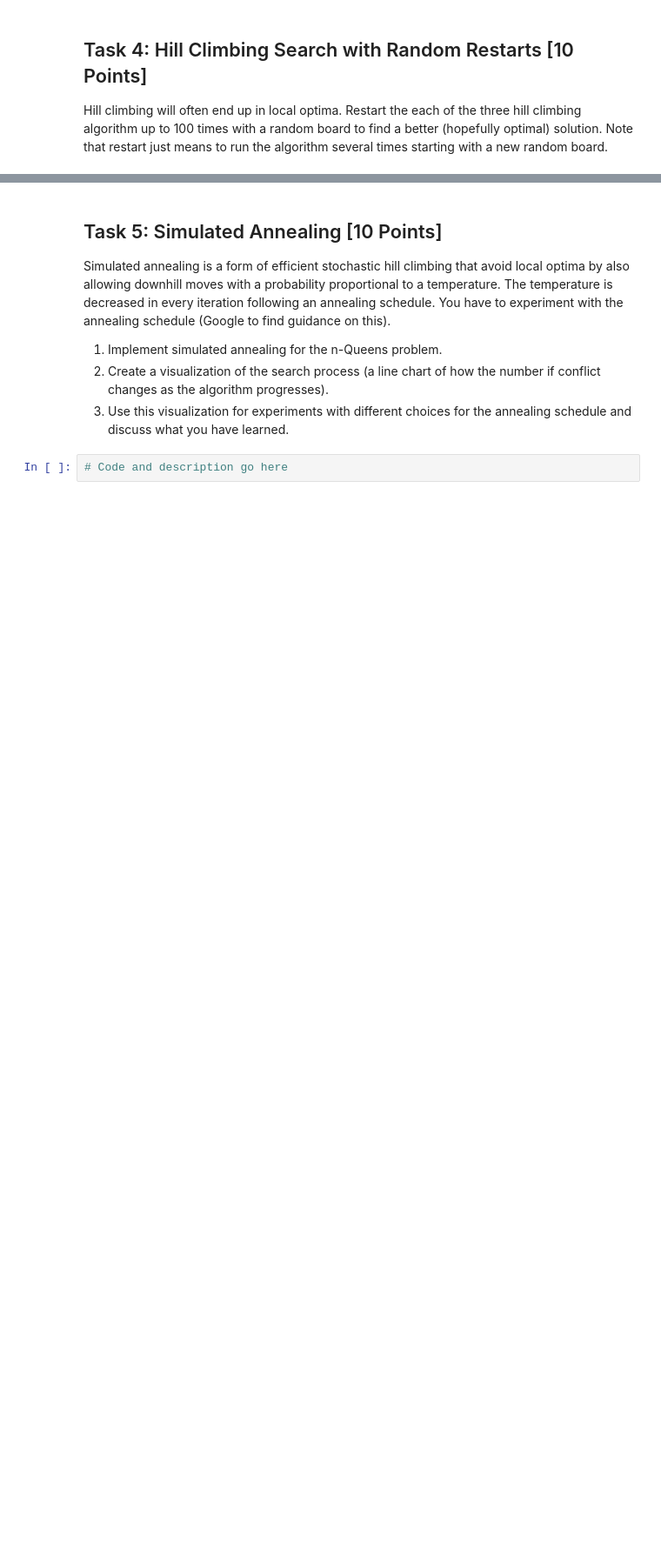
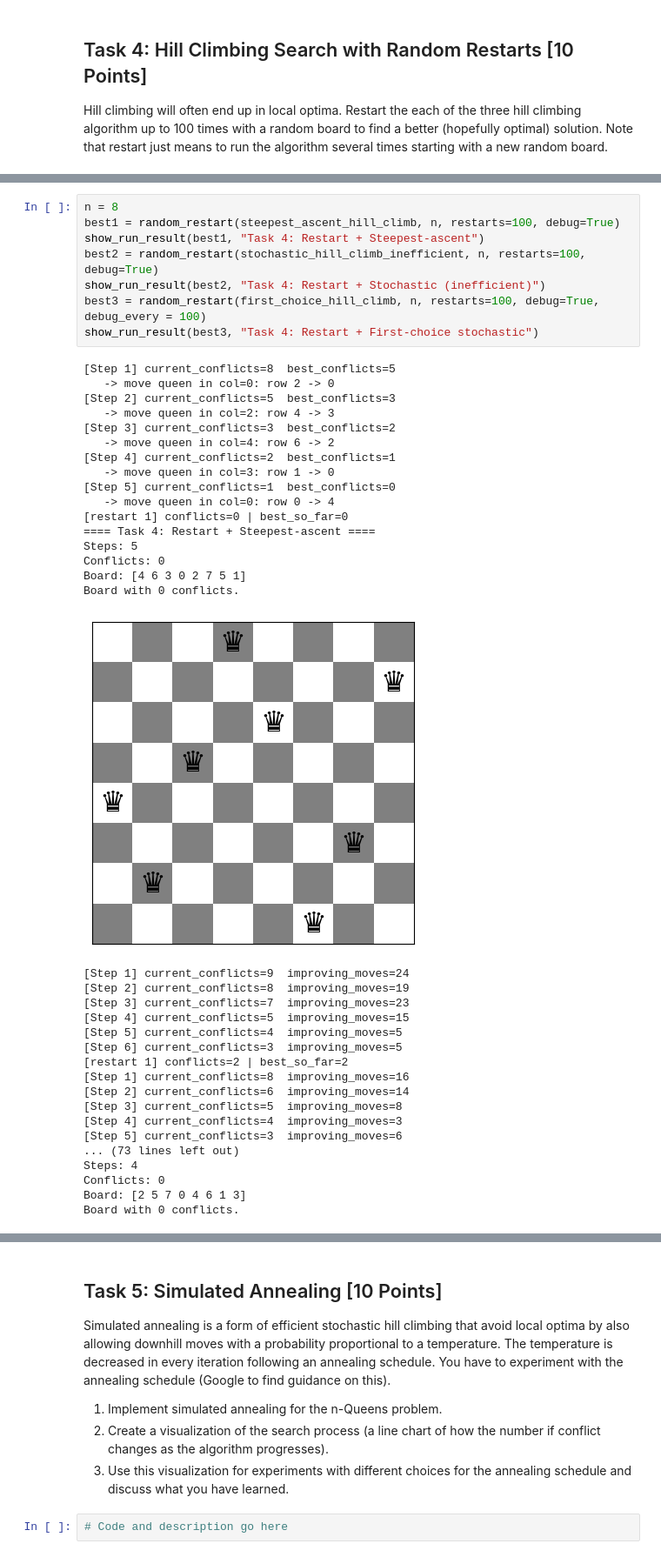
Before and after one commit to monarchythe/Agentic-AI-Lab-Work, a Jupyter notebook: n_queens_Solving_Agent.ipynb, the cells around one changed output, grey strips where cells are left out. Shown at 87% size. Drawn from its saved outputs; the diff is of its cells as text; blank space fills up the shorter version.

```diff
--- a/n_queens_Solving_Agent.ipynb
+++ b/n_queens_Solving_Agent.ipynb
@@ -355,0 +493,43 @@ Hill climbing will often end up in local optima. Restart the each of the three h
+# %%
+n = 8
+best1 = random_restart(steepest_ascent_hill_climb, n, restarts=100, debug=True)
+show_run_result(best1, "Task 4: Restart + Steepest-ascent")
+best2 = random_restart(stochastic_hill_climb_inefficient, n, restarts=100, debug=True)
+show_run_result(best2, "Task 4: Restart + Stochastic (inefficient)")
+best3 = random_restart(first_choice_hill_climb, n, restarts=100, debug=True, debug_every = 100)
+show_run_result(best3, "Task 4: Restart + First-choice stochastic")
+# %% [output]
+[Step 1] current_conflicts=8  best_conflicts=5
+   -> move queen in col=0: row 2 -> 0
+[Step 2] current_conflicts=5  best_conflicts=3
+   -> move queen in col=2: row 4 -> 3
+[Step 3] current_conflicts=3  best_conflicts=2
+   -> move queen in col=4: row 6 -> 2
+[Step 4] current_conflicts=2  best_conflicts=1
+   -> move queen in col=3: row 1 -> 0
+[Step 5] current_conflicts=1  best_conflicts=0
+   -> move queen in col=0: row 0 -> 4
+[restart 1] conflicts=0 | best_so_far=0
+==== Task 4: Restart + Steepest-ascent ====
+Steps: 5
+Conflicts: 0
+Board: [4 6 3 0 2 7 5 1]
+Board with 0 conflicts.
+[figure, added]
+[Step 1] current_conflicts=9  improving_moves=24
+[Step 2] current_conflicts=8  improving_moves=19
+[Step 3] current_conflicts=7  improving_moves=23
+[Step 4] current_conflicts=5  improving_moves=15
+[Step 5] current_conflicts=4  improving_moves=5
+[Step 6] current_conflicts=3  improving_moves=5
+[restart 1] conflicts=2 | best_so_far=2
+[Step 1] current_conflicts=8  improving_moves=16
+[Step 2] current_conflicts=6  improving_moves=14
+[Step 3] current_conflicts=5  improving_moves=8
+[Step 4] current_conflicts=4  improving_moves=3
+[Step 5] current_conflicts=3  improving_moves=6
+... (73 lines left out)
+Steps: 4
+Conflicts: 0
+Board: [2 5 7 0 4 6 1 3]
+Board with 0 conflicts.
```
Also changed, not shown: parts of 13 cells of this notebook.
